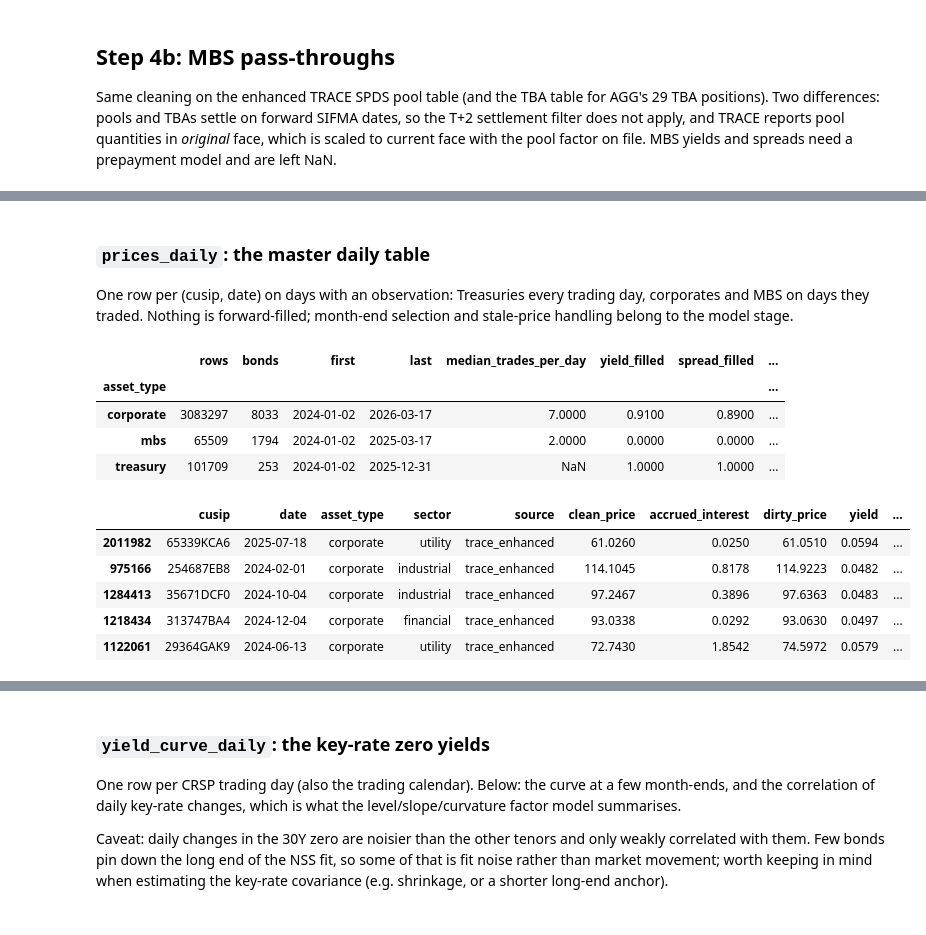
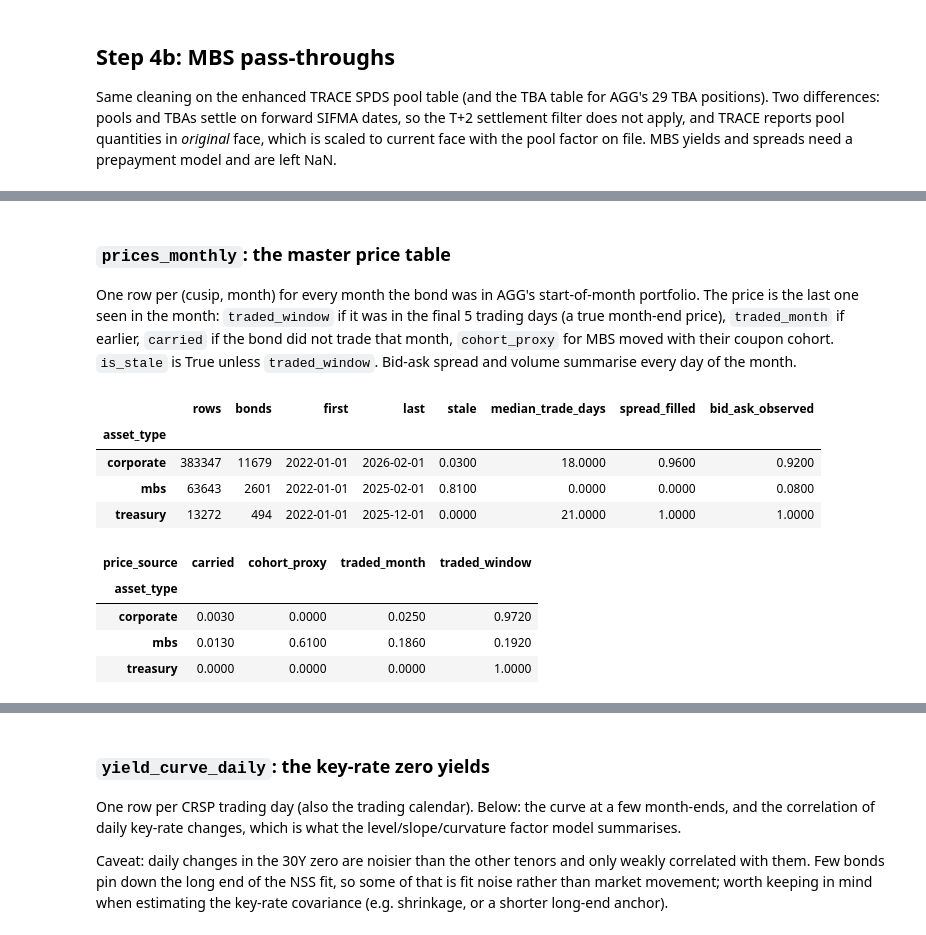
Before and after one commit to s-ychen/Capstone, a Jupyter notebook: workbook/data_pipeline.ipynb, the cells around one changed output, grey strips where cells are left out. Cells and saved outputs as stored; diff of their text form; code cells hidden in the pictures.

```diff
--- a/workbook/data_pipeline.ipynb
+++ b/workbook/data_pipeline.ipynb
@@ -370,10 +371,12 @@ dtype: float64
 notebook reads those.
 # %%
 P = C.PROCESSED_DIR
+holdings = pd.read_parquet(P / "agg_holdings_monthly.parquet")
 bond_universe = pd.read_parquet(P / "bond_universe.parquet")
-prices = pd.read_parquet(P / "prices_daily.parquet")
+prices = pd.read_parquet(P / "prices_monthly.parquet")
 yc = pd.read_parquet(P / "yield_curve_daily.parquet")
-for name in ["bond_universe", "prices_daily", "treasury_daily", "corporate_daily", "mbs_daily", "yield_curve_daily"]:
-    df = pd.read_parquet(P / f"{name}.parquet")
-    print(f"{name:20s} {len(df):>10,} rows x {df.shape[1]:2d} cols   {', '.join(df.columns[:9])}, ...")
+for name in ["agg_holdings_monthly", "bond_universe", "prices_monthly", "yield_curve_daily"]:
+    path = P / f"{name}.parquet"
+    df = pd.read_parquet(path)
+    print(f"{name:20s} {len(df):>9,} rows x {df.shape[1]:2d} cols  {path.stat().st_size / 1e6:6.1f} MB   {', '.join(df.columns[:8])}, ...")
 # %% [output]
@@ -413,25 +438,27 @@ bond_universe[["cusip", "name", "sector", "agg_weight", "model_weight", "maturit
 # %% [markdown]
-### `prices_daily`: the master daily table
+### `prices_monthly`: the master price table
 
-One row per (cusip, date) on days with an observation: Treasuries every trading day, corporates and MBS on days they
-traded. Nothing is forward-filled; month-end selection and stale-price handling belong to the model stage.
+One row per (cusip, month) for every month the bond was in AGG's start-of-month portfolio. The price is the last one
+seen in the month: `traded_window` if it was in the final 5 trading days (a true month-end price), `traded_month` if
+earlier, `carried` if the bond did not trade that month, `cohort_proxy` for MBS moved with their coupon cohort.
+`is_stale` is True unless `traded_window`. Bid-ask spread and volume summarise every day of the month.
 # %%
-prices.groupby("asset_type").agg(rows=("date", "size"), bonds=("cusip", "nunique"), first=("date", "min"), last=("date", "max"),
-                                 median_trades_per_day=("trade_count", "median"), yield_filled=("yield", lambda s: s.notna().mean()),
-                                 spread_filled=("spread_bps", lambda s: s.notna().mean()), bid_ask_filled=("bid_ask_spread", lambda s: s.notna().mean())).round(2)
+prices.groupby("asset_type").agg(rows=("month", "size"), bonds=("cusip", "nunique"), first=("month", "min"), last=("month", "max"),
+                                 stale=("is_stale", "mean"), median_trade_days=("trade_days", "median"),
+                                 spread_filled=("spread_bps", lambda s: s.notna().mean()),
+                                 bid_ask_observed=("bid_ask_source", lambda s: (s == "observed").mean())).round(2)
 # %% [output]
-|  | rows | bonds | first | last | median_trades_per_day | yield_filled | spread_filled | ... |
-| asset_type |  |  |  |  |  |  |  | ... |
-| corporate | 3083297 | 8033 | 2024-01-02 | 2026-03-17 | 7.0000 | 0.9100 | 0.8900 | ... |
-| mbs | 65509 | 1794 | 2024-01-02 | 2025-03-17 | 2.0000 | 0.0000 | 0.0000 | ... |
-| treasury | 101709 | 253 | 2024-01-02 | 2025-12-31 | NaN | 1.0000 | 1.0000 | ... |
+|  | rows | bonds | first | last | stale | median_trade_days | spread_filled | bid_ask_observed |
+| asset_type |  |  |  |  |  |  |  |  |
+| corporate | 383347 | 11679 | 2022-01-01 | 2026-02-01 | 0.0300 | 18.0000 | 0.9600 | 0.9200 |
+| mbs | 63643 | 2601 | 2022-01-01 | 2025-02-01 | 0.8100 | 0.0000 | 0.0000 | 0.0800 |
+| treasury | 13272 | 494 | 2022-01-01 | 2025-12-01 | 0.0000 | 21.0000 | 1.0000 | 1.0000 |
 # %%
-prices[prices["asset_type"] == "corporate"].sample(5, random_state=1)
+pd.crosstab(prices["asset_type"], prices["price_source"], normalize="index").round(3)
 # %% [output]
-|  | cusip | date | asset_type | sector | source | clean_price | accrued_interest | dirty_price | yield | ... |
-| 2011982 | 65339KCA6 | 2025-07-18 | corporate | utility | trace_enhanced | 61.0260 | 0.0250 | 61.0510 | 0.0594 | ... |
-| 975166 | 254687EB8 | 2024-02-01 | corporate | industrial | trace_enhanced | 114.1045 | 0.8178 | 114.9223 | 0.0482 | ... |
-| 1284413 | 35671DCF0 | 2024-10-04 | corporate | industrial | trace_enhanced | 97.2467 | 0.3896 | 97.6363 | 0.0483 | ... |
-| 1218434 | 313747BA4 | 2024-12-04 | corporate | financial | trace_enhanced | 93.0338 | 0.0292 | 93.0630 | 0.0497 | ... |
-| 1122061 | 29364GAK9 | 2024-06-13 | corporate | utility | trace_enhanced | 72.7430 | 1.8542 | 74.5972 | 0.0579 | ... |
+| price_source | carried | cohort_proxy | traded_month | traded_window |
+| asset_type |  |  |  |  |
+| corporate | 0.0030 | 0.0000 | 0.0250 | 0.9720 |
+| mbs | 0.0130 | 0.6100 | 0.1860 | 0.1920 |
+| treasury | 0.0000 | 0.0000 | 0.0000 | 1.0000 |
 # %%
```
Also changed, not shown: parts of 37 cells of this notebook, 25 other files.
